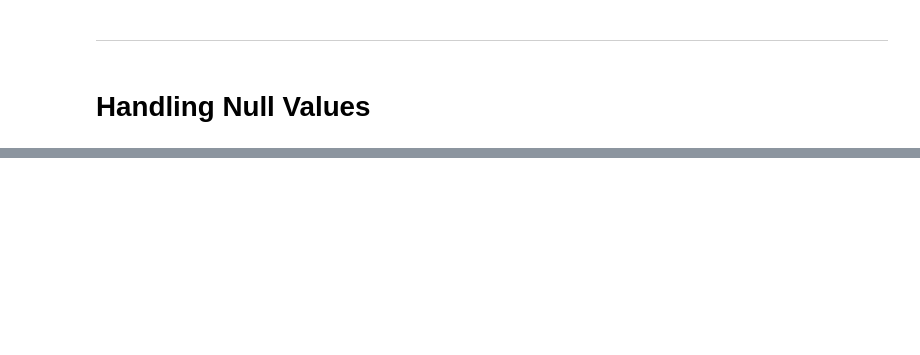
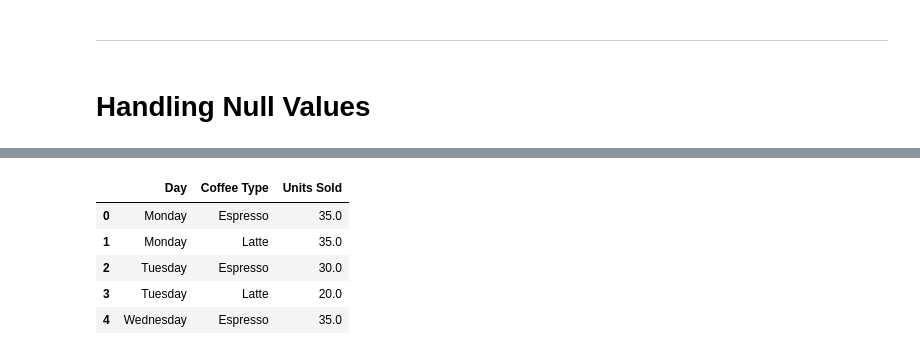
Before and after one commit to J3SSY-ANDU/Food-Delivery-Data-Analysis, a Jupyter notebook: notebooks/pandas_tutorial.ipynb, the cells around one changed output, grey strips where cells are left out. Drawn from its saved outputs; the diff is of its cells as text; code cells hidden in the pictures; blank space fills up the shorter version.

```diff
--- a/notebooks/pandas_tutorial.ipynb
+++ b/notebooks/pandas_tutorial.ipynb
@@ -710,0 +579,2 @@ combined_df.head()
+# %%
+coffee.loc[[0,1], 'Units Sold'] = np.nan # we can set values to NaN like this
@@ -710,0 +589,10 @@ combined_df.head()
+# %%
+coffee.fillna(coffee['Units Sold'].mean(), inplace=True) # we can fill NaN values with the mean of the column
+coffee.head()
+# %% [output]
+|  | Day | Coffee Type | Units Sold |
+| 0 | Monday | Espresso | 35.0 |
+| 1 | Monday | Latte | 35.0 |
+| 2 | Tuesday | Espresso | 30.0 |
+| 3 | Tuesday | Latte | 20.0 |
+| 4 | Wednesday | Espresso | 35.0 |
```
Also changed, not shown: parts of 18 cells of this notebook.
